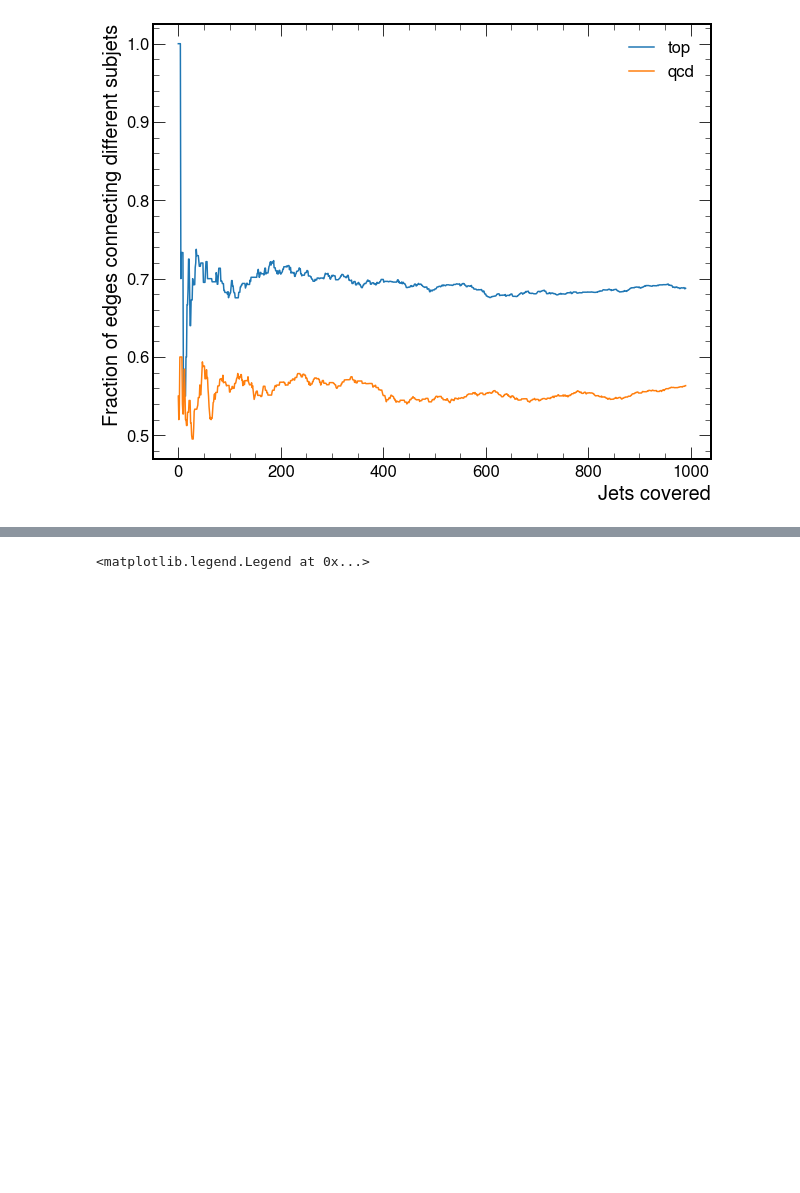
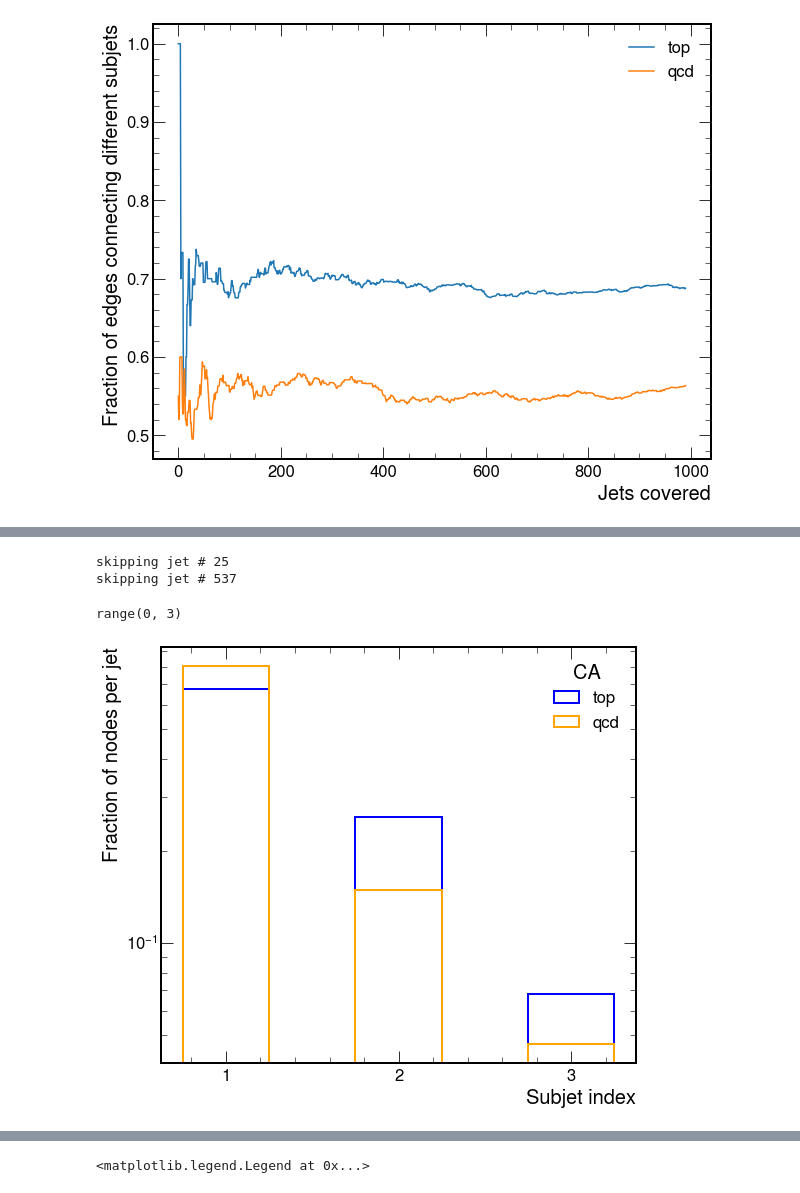
Before and after one commit to farakiko/xai4hep, a Jupyter notebook: binder/fastjet.ipynb, the cells around one changed output, grey strips where cells are left out. Saved outputs shown, nothing was run; the diff lists cells and outputs as text; code cells hidden in the pictures; blank space fills up the shorter version.

```diff
--- a/binder/fastjet.ipynb
+++ b/binder/fastjet.ipynb
@@ -553,2 +555,61 @@ skipping jet # 537
+# %%
+from tqdm.notebook import tqdm
+
+top = np.array([0] * 3)
+qcd = np.array([0] * 3)
+
+Num_jets = len(batch_px_list)
+for i in tqdm(range(Num_jets)):
+    jet_label = batch_y_list[i]
+
+    R_edges = R_edges_list[i]
+    edge_index_dic = edge_index_list[i]
+
+    px = batch_px_list[i]
+    py = batch_py_list[i]
+    pz = batch_pz_list[i]
+    e = batch_E_list[i]
+
+    # get subjets
+    try:
+        subjet_idx, subjet_vectors, eta, phi, pt = get_subjets(px, py, pz, e)
+    except:
+        print(f"skipping jet # {i}")
+        continue
+
+    if jet_label==1:
+        top[0] += (subjet_idx == 0).sum()
+        top[1] += (subjet_idx == 1).sum()
+        top[2] += (subjet_idx == 2).sum()
+    else:
+        qcd[0] += (subjet_idx == 0).sum()
+        qcd[1] += (subjet_idx == 1).sum()
+        qcd[2] += (subjet_idx == 2).sum()
+
+#     if i==100:
+#         break
+# %% [output]
+skipping jet # 25
+skipping jet # 537
+# %%
+[0.1,0.2,0.3]
+# %% [output]
+range(0, 3)
+# %%
+fig, ax = plt.subplots(figsize=(8, 7))
+ax.bar([0.2,0.3,0.4], top/top.sum(), width=0.05, linewidth=2, edgecolor='Blue', fill=False, align='center', label='top', tick_label=[1,2,3])
+ax.bar([0.2,0.3,0.4], qcd/qcd.sum(), width=0.05, linewidth=2, edgecolor='Orange', fill=False, align='center', label='qcd', tick_label=[1,2,3])
+
+ax.legend()
+
+plt.legend(title=f"{LABEL[JET_ALGO]}")
+
+ax.set_yscale('log')
+ax.set_xlabel(r"Subjet index")
+ax.set_ylabel(r"Fraction of nodes per jet")
+plt.tight_layout()
+plt.savefig(f"/xai4hepvol/CA_bar.pdf")
+# %% [output]
+[figure, added]
 # %%
 fig, ax = plt.subplots(figsize=(10, 8))
```
Also changed, not shown: parts of 6 cells of this notebook.
